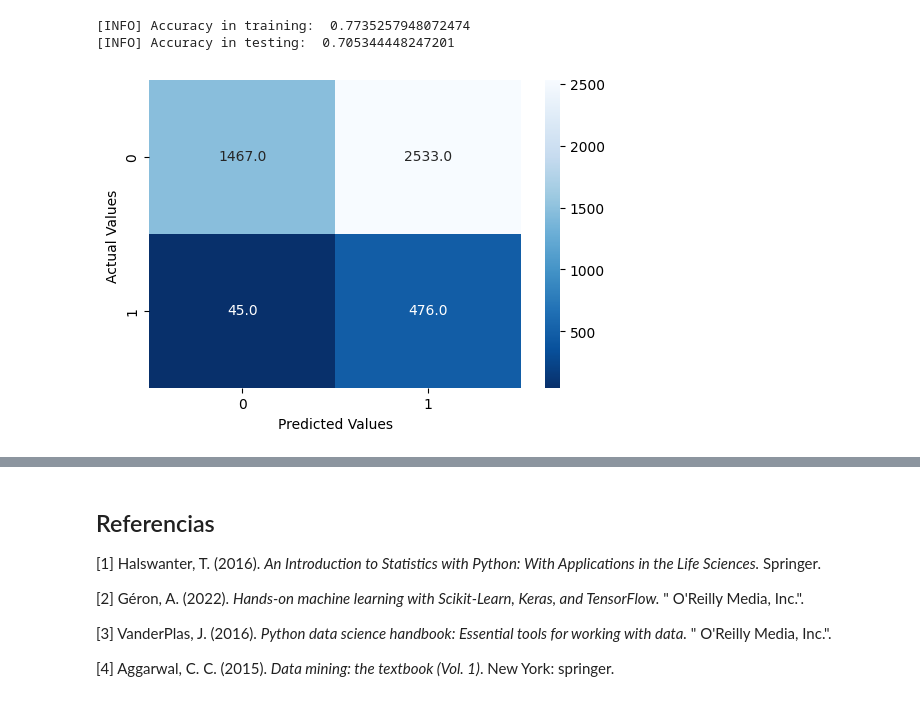
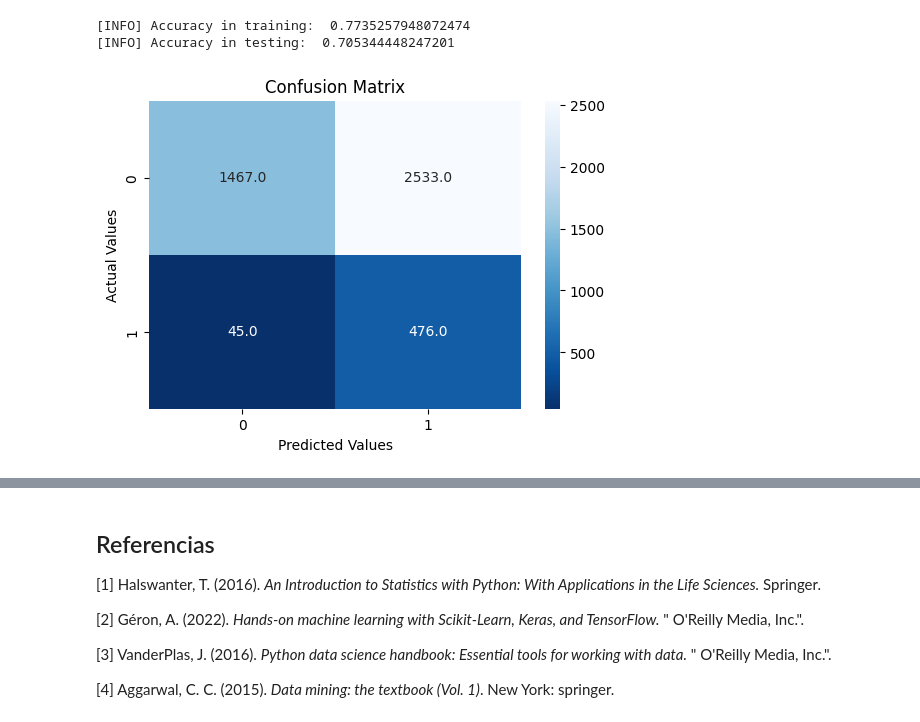
Before and after one commit to joefavergel/pbs-enae-ml-course, a Jupyter notebook: banking_marketing_and_interest_rates_ml_al_detal.ipynb, the cells around one changed output, grey strips where cells are left out. Saved outputs shown, nothing was run; the diff lists cells and outputs as text; code cells hidden in the pictures.

```diff
--- a/banking_marketing_and_interest_rates_ml_al_detal.ipynb
+++ b/banking_marketing_and_interest_rates_ml_al_detal.ipynb
@@ -858,20 +858,21 @@ print(
 # %%
 from sklearn.metrics import confusion_matrix
 
 
-def plot_confusion_matrix(cm):
+def plot_confusion_matrix(cm: np.array, title: str = None):
     plt.figure(figsize=(6, 4))
     cm_plot = sns.heatmap(cm, annot=True, cmap = 'Blues_r', fmt='.1f')
     cm_plot.set_xlabel('Predicted Values')
-    cm_plot.set_ylabel('Actual Values ')
+    cm_plot.set_ylabel('Actual Values')
+    cm_plot.set_title("Confusion Matrix" if title is None else f"{title}")
     plt.show()
 
 
 y_pred = sgd_clf.predict(X_test)
 cm = confusion_matrix(y_test, y_pred)
 plot_confusion_matrix(cm)
 # %% [output]
-[figure, old version]
+[figure, new version]
 # %%
 from sklearn.model_selection import cross_val_predict
 
```
Also changed, not shown: parts of 3 cells of this notebook.
